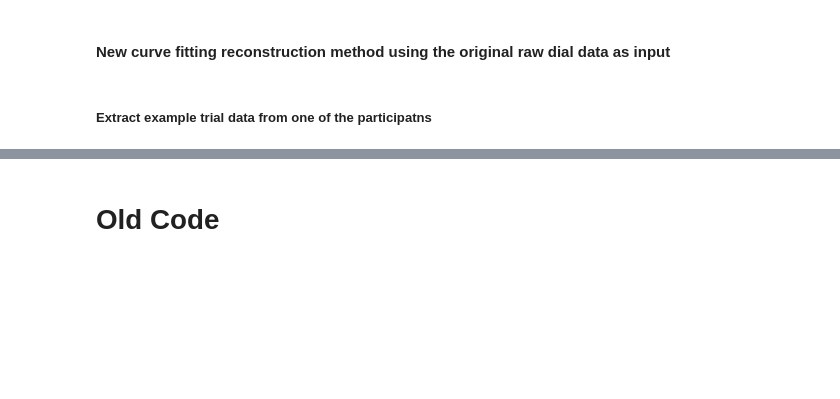
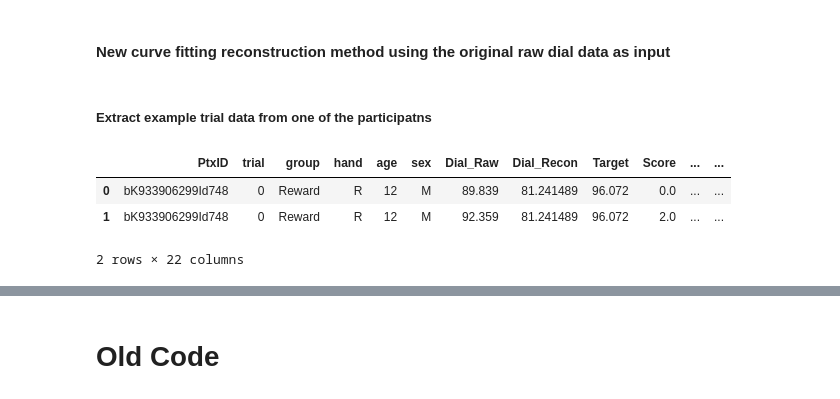
Before and after one commit to DiarKarim/SubEscape, a Jupyter notebook: SubEscape_Data_Analysis/SubEsc_Analysis.ipynb, the cells around one changed output, grey strips where cells are left out. Cells and saved outputs as stored; diff of their text form; code cells hidden in the pictures; blank space fills up the shorter version.

```diff
--- a/SubEscape_Data_Analysis/SubEsc_Analysis.ipynb
+++ b/SubEscape_Data_Analysis/SubEsc_Analysis.ipynb
@@ -491,4 +491,11 @@ from scipy.optimize import leastsq
 import pylab as plt
 # %% [markdown]
 ##### Extract example trial data from one of the participatns
+# %%
+df_all.head(2)
+# %% [output]
+|  | PtxID | trial | group | hand | age | sex | Dial_Raw | Dial_Recon | Target | Score | ... | ... |
+| 0 | bK933906299Id748 | 0 | Reward | R | 12 | M | 89.839 | 81.241489 | 96.072 | 0.0 | ... | ... |
+| 1 | bK933906299Id748 | 0 | Reward | R | 12 | M | 92.359 | 81.241489 | 96.072 | 2.0 | ... | ... |
+2 rows × 22 columns
 # %%
```
Also changed, not shown: parts of 11 cells of this notebook, 2 other files.
